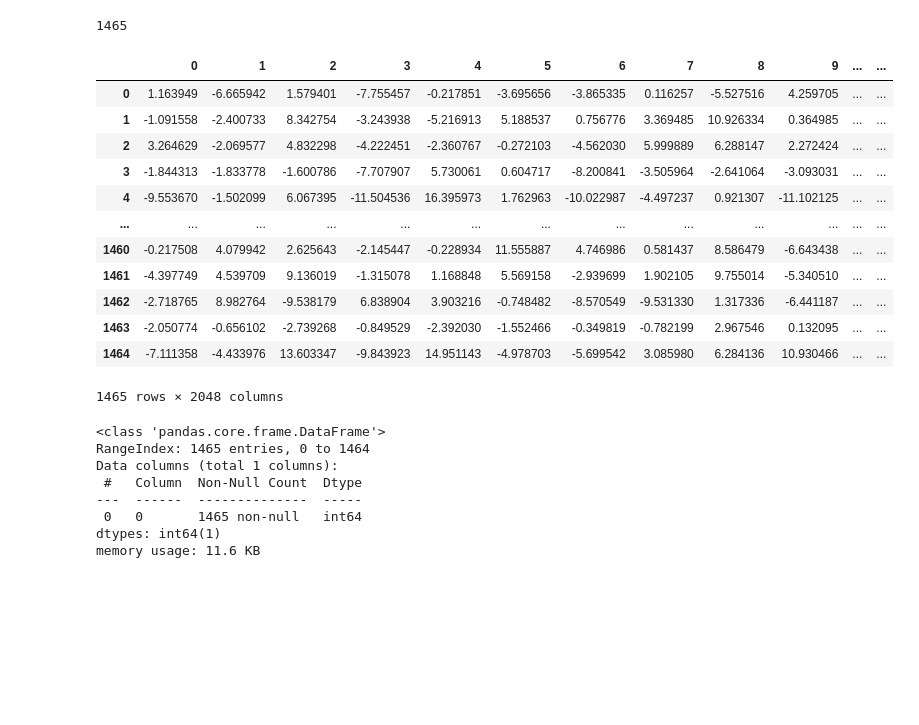
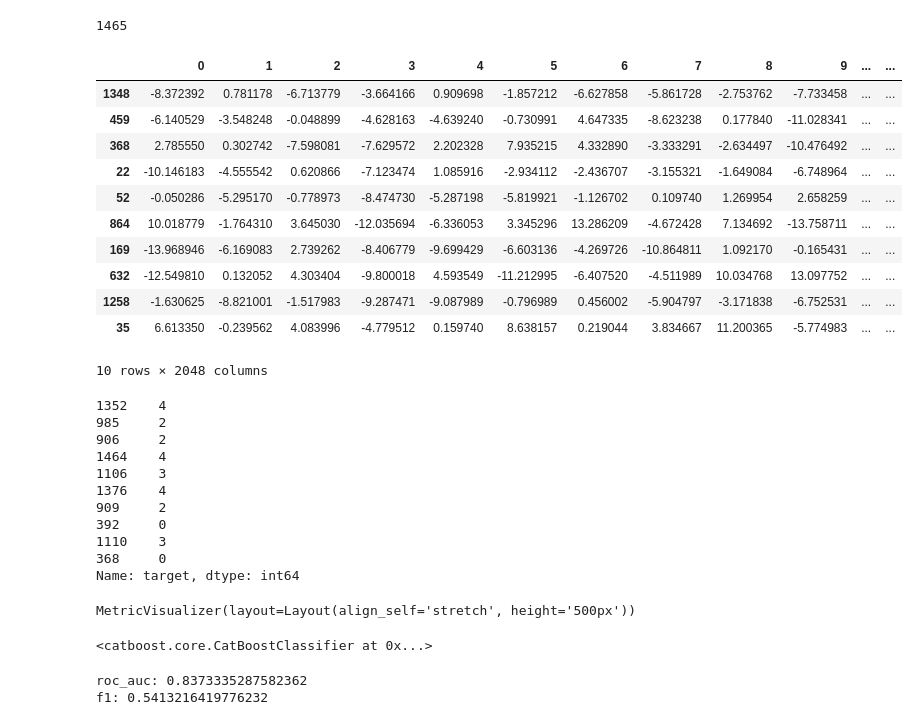
Before and after one commit to TiunovNN/hse-knee-xray-research, a Jupyter notebook: models/ML/Autoencoders.ipynb, the cells around one changed output. Drawn from its saved outputs; the diff is of its cells as text; code cells hidden in the pictures; blank space fills up the shorter version.

Commit message:
Formatting Autoencoder.ipynb

```diff
--- a/models/ML/Autoencoders.ipynb
+++ b/models/ML/Autoencoders.ipynb
@@ -417,30 +431,36 @@ y_data = pd.DataFrame(d[1].detach().numpy() for d in descriptors)
+# %%
+desc_df = pd.read_csv('autoenc_desc.csv')
+y_data = desc_df['target']
+X_data = desc_df.drop(columns='target')
 # %%
-X_data
+X_data.sample(10)
 # %% [output]
 |  | 0 | 1 | 2 | 3 | 4 | 5 | 6 | 7 | 8 | 9 | ... | ... |
-| 0 | 1.163949 | -6.665942 | 1.579401 | -7.755457 | -0.217851 | -3.695656 | -3.865335 | 0.116257 | -5.527516 | 4.259705 | ... | ... |
-| 1 | -1.091558 | -2.400733 | 8.342754 | -3.243938 | -5.216913 | 5.188537 | 0.756776 | 3.369485 | 10.926334 | 0.364985 | ... | ... |
-| 2 | 3.264629 | -2.069577 | 4.832298 | -4.222451 | -2.360767 | -0.272103 | -4.562030 | 5.999889 | 6.288147 | 2.272424 | ... | ... |
-| 3 | -1.844313 | -1.833778 | -1.600786 | -7.707907 | 5.730061 | 0.604717 | -8.200841 | -3.505964 | -2.641064 | -3.093031 | ... | ... |
-| 4 | -9.553670 | -1.502099 | 6.067395 | -11.504536 | 16.395973 | 1.762963 | -10.022987 | -4.497237 | 0.921307 | -11.102125 | ... | ... |
-| ... | ... | ... | ... | ... | ... | ... | ... | ... | ... | ... | ... | ... |
-| 1460 | -0.217508 | 4.079942 | 2.625643 | -2.145447 | -0.228934 | 11.555887 | 4.746986 | 0.581437 | 8.586479 | -6.643438 | ... | ... |
-| 1461 | -4.397749 | 4.539709 | 9.136019 | -1.315078 | 1.168848 | 5.569158 | -2.939699 | 1.902105 | 9.755014 | -5.340510 | ... | ... |
-| 1462 | -2.718765 | 8.982764 | -9.538179 | 6.838904 | 3.903216 | -0.748482 | -8.570549 | -9.531330 | 1.317336 | -6.441187 | ... | ... |
-| 1463 | -2.050774 | -0.656102 | -2.739268 | -0.849529 | -2.392030 | -1.552466 | -0.349819 | -0.782199 | 2.967546 | 0.132095 | ... | ... |
-| 1464 | -7.111358 | -4.433976 | 13.603347 | -9.843923 | 14.951143 | -4.978703 | -5.699542 | 3.085980 | 6.284136 | 10.930466 | ... | ... |
+| 1348 | -8.372392 | 0.781178 | -6.713779 | -3.664166 | 0.909698 | -1.857212 | -6.627858 | -5.861728 | -2.753762 | -7.733458 | ... | ... |
+| 459 | -6.140529 | -3.548248 | -0.048899 | -4.628163 | -4.639240 | -0.730991 | 4.647335 | -8.623238 | 0.177840 | -11.028341 | ... | ... |
+| 368 | 2.785550 | 0.302742 | -7.598081 | -7.629572 | 2.202328 | 7.935215 | 4.332890 | -3.333291 | -2.634497 | -10.476492 | ... | ... |
+| 22 | -10.146183 | -4.555542 | 0.620866 | -7.123474 | 1.085916 | -2.934112 | -2.436707 | -3.155321 | -1.649084 | -6.748964 | ... | ... |
+| 52 | -0.050286 | -5.295170 | -0.778973 | -8.474730 | -5.287198 | -5.819921 | -1.126702 | 0.109740 | 1.269954 | 2.658259 | ... | ... |
+| 864 | 10.018779 | -1.764310 | 3.645030 | -12.035694 | -6.336053 | 3.345296 | 13.286209 | -4.672428 | 7.134692 | -13.758711 | ... | ... |
+| 169 | -13.968946 | -6.169083 | 2.739262 | -8.406779 | -9.699429 | -6.603136 | -4.269726 | -10.864811 | 1.092170 | -0.165431 | ... | ... |
+| 632 | -12.549810 | 0.132052 | 4.303404 | -9.800018 | 4.593549 | -11.212995 | -6.407520 | -4.511989 | 10.034768 | 13.097752 | ... | ... |
+| 1258 | -1.630625 | -8.821001 | -1.517983 | -9.287471 | -9.087989 | -0.796989 | 0.456002 | -5.904797 | -3.171838 | -6.752531 | ... | ... |
+| 35 | 6.613350 | -0.239562 | 4.083996 | -4.779512 | 0.159740 | 8.638157 | 0.219044 | 3.834667 | 11.200365 | -5.774983 | ... | ... |
-1465 rows × 2048 columns
+10 rows × 2048 columns
 # %%
-y_data.info()
+y_data.sample(10)
 # %% [output]
-<class 'pandas.core.frame.DataFrame'>
-RangeIndex: 1465 entries, 0 to 1464
-Data columns (total 1 columns):
- #   Column  Non-Null Count  Dtype
----  ------  --------------  -----
- 0   0       1465 non-null   int64
-dtypes: int64(1)
-memory usage: 11.6 KB
+1352    4
+985     2
+906     2
+1464    4
+1106    3
+1376    4
+909     2
+392     0
+1110    3
+368     0
+Name: target, dtype: int64
 # %%
 from sklearn.model_selection import train_test_split
 
@@ -482,0 +475,27 @@ best = fmin(
+# %%
+cb_model = cb.CatBoostClassifier(
+    loss_function='MultiClass',
+    n_estimators=2000,
+    learning_rate=0.05,
+    bootstrap_type='Bernoulli',
+    subsample=0.3,
+    rsm=0.3,
+    boosting_type='Plain',
+    task_type="CPU",
+    depth=5,
+    eval_metric='AUC',
+)
+cb_model.fit(train_pool, verbose=0, eval_set=val_pool, plot=True)
+# %% [output]
+MetricVisualizer(layout=Layout(align_self='stretch', height='500px'))
+<catboost.core.CatBoostClassifier at 0x...>
+# %%
+from sklearn.metrics import roc_auc_score, f1_score
+
+y_pred_proba = cb_model.predict_proba(X_test)
+y_pred = cb_model.predict(X_test)
+print('roc_auc:', roc_auc_score(y_test, y_pred_proba, multi_class='ovo'))
+print('f1:', f1_score(y_test, y_pred, average='macro'))
+# %% [output]
+roc_auc: 0.8373335287582362
+f1: 0.5413216419776232
```
Also changed, not shown: parts of 24 cells of this notebook.
